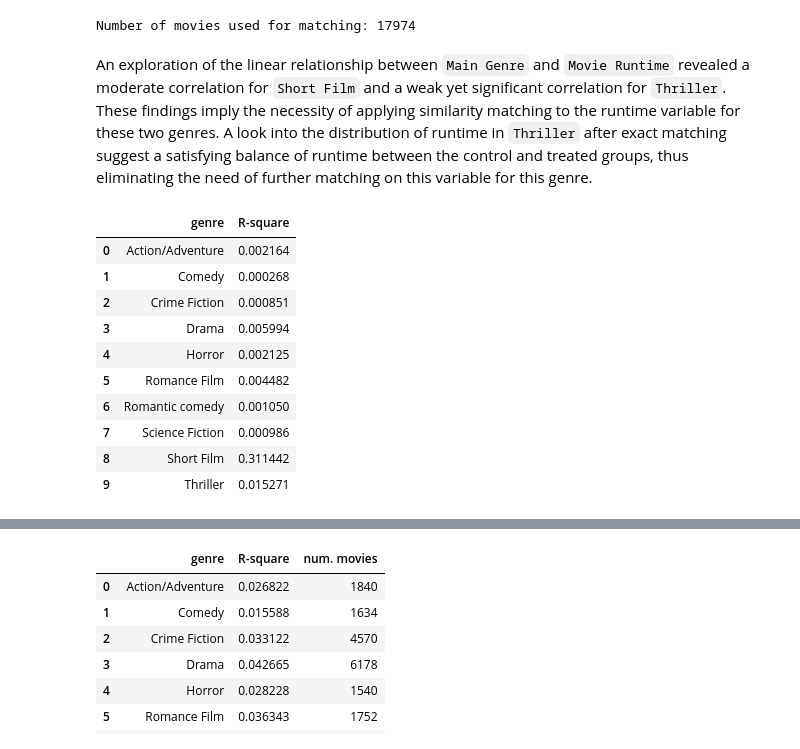
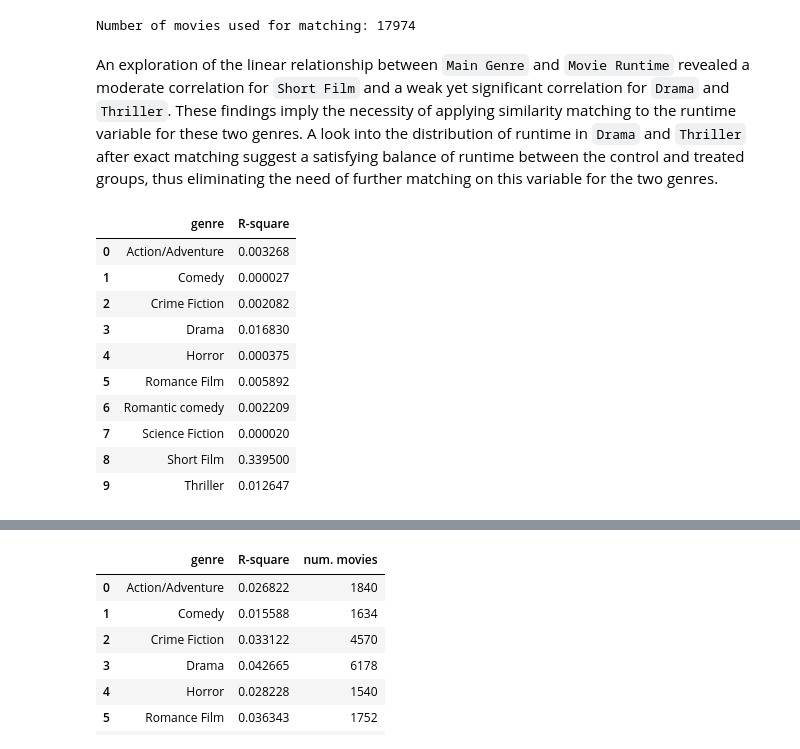
Before and after one commit to epfl-ada/ada-2023-project-badafixm01, a Jupyter notebook: p3/p3.ipynb, the cells around one changed output, grey strips where cells are left out. Drawn from its saved outputs; the diff is of its cells as text; code cells hidden in the pictures.

```diff
--- a/p3/p3.ipynb
+++ b/p3/p3.ipynb
@@ -808,7 +805,7 @@ def plot_control_treated_feature(df, column, value, dtype):
     plt.show()
 # %%
 # load emotion intensity vector
-emotion = pd.read_csv("./generated/MovieIDs_emotions.csv")
+emotion = pd.read_csv("../generated/MovieIDs_emotions.csv")
 emotion.head()
 # %% [output]
 |  | Movie ID | anger | anticipation | disgust | fear | joy | sadness | surprise | trust |
@@ -834,14 +831,11 @@ df_reg = movies_summary.merge(emotion, left_on="Wikipedia Movie ID", right_on="M
          ).drop(columns=["Freebase Movie ID", "Movie Name", "Movie Genres", "Movie Release Year",
                          "Movie Release Date", "Movie Box Office Revenue", "Plot Summary", "Movie ID"])
 
-# clean up rows with missing categorical variables for matching
+# clean up rows with missing variables for matching
 features = ['Movie Languages', 'Movie Countries']
 df_reg[features] = df_reg[features].map(lambda x: x[0] if isinstance(x, list) and x[0] != '' else np.nan)
 df_reg.dropna(how='any', axis=0, inplace=True)
 df_reg = df_reg[df_reg["Generation"] != "Unknown Generation"]
-
-# clean up rows with missing continuous variable `Movie Runtime` for matching
-df_reg.dropna(subset=["Movie Runtime"], axis=0, inplace=True)
 
 # remove an apparent outlier in `Movie Runtime`
 df_reg = df_reg[df_reg["Movie Runtime"] != 1079281.0]
@@ -868,29 +862,29 @@ df_reg.rename(columns={"Movie Languages_M\\u0101ori": "Movie Languages_Maori"},
 dummy_feats = [c for c in df_reg.columns if c.startswith(tuple([f"{c}_" for c in cat_feats]))]
 df_reg[dummy_feats] = df_reg[dummy_feats].astype(int)
 # %% [markdown]
-An exploration of the linear relationship between `Main Genre` and `Movie Runtime` revealed a moderate correlation for `Short Film` and a weak yet significant correlation for `Thriller`. These findings imply the necessity of applying similarity matching to the runtime variable for these two genres. A look into the distribution of runtime in `Thriller` after exact matching suggest a satisfying balance of runtime between the control and treated groups, thus eliminating the need of further matching on this variable for this genre.
+An exploration of the linear relationship between `Main Genre` and `Movie Runtime` revealed a moderate correlation for `Short Film` and a weak yet significant correlation for `Drama` and `Thriller`. These findings imply the necessity of applying similarity matching to the runtime variable for these two genres. A look into the distribution of runtime in `Drama` and `Thriller` after exact matching suggest a satisfying balance of runtime between the control and treated groups, thus eliminating the need of further matching on this variable for the two genres.
 # %%
 # examine the correlation between genre and runtime
 genre_feats = [c for c in df_reg.columns if c.startswith("Main Genre_")]
 rsquared = []
 
 for genre in genre_feats:
-    mod = smf.ols(formula=f'Q("{genre}") ~ Q("Movie Runtime")', data=df_balanced).fit()
+    mod = smf.ols(formula=f'Q("{genre}") ~ Q("Movie Runtime")', data=df_reg).fit()
     key = genre.split('_')[1]
     rsquared.append({"genre": key, "R-square": mod.rsquared})
 pd.DataFrame.from_dict(rsquared)
 # %% [output]
 |  | genre | R-square |
-| 0 | Action/Adventure | 0.002164 |
-| 1 | Comedy | 0.000268 |
-| 2 | Crime Fiction | 0.000851 |
-| 3 | Drama | 0.005994 |
-| 4 | Horror | 0.002125 |
-| 5 | Romance Film | 0.004482 |
-| 6 | Romantic comedy | 0.001050 |
-| 7 | Science Fiction | 0.000986 |
-| 8 | Short Film | 0.311442 |
-| 9 | Thriller | 0.015271 |
+| 0 | Action/Adventure | 0.003268 |
+| 1 | Comedy | 0.000027 |
+| 2 | Crime Fiction | 0.002082 |
+| 3 | Drama | 0.016830 |
+| 4 | Horror | 0.000375 |
+| 5 | Romance Film | 0.005892 |
+| 6 | Romantic comedy | 0.002209 |
+| 7 | Science Fiction | 0.000020 |
+| 8 | Short Film | 0.339500 |
+| 9 | Thriller | 0.012647 |
 # %%
 import networkx as nx
 
```
Also changed, not shown: parts of 4 cells of this notebook, 1 other file.
